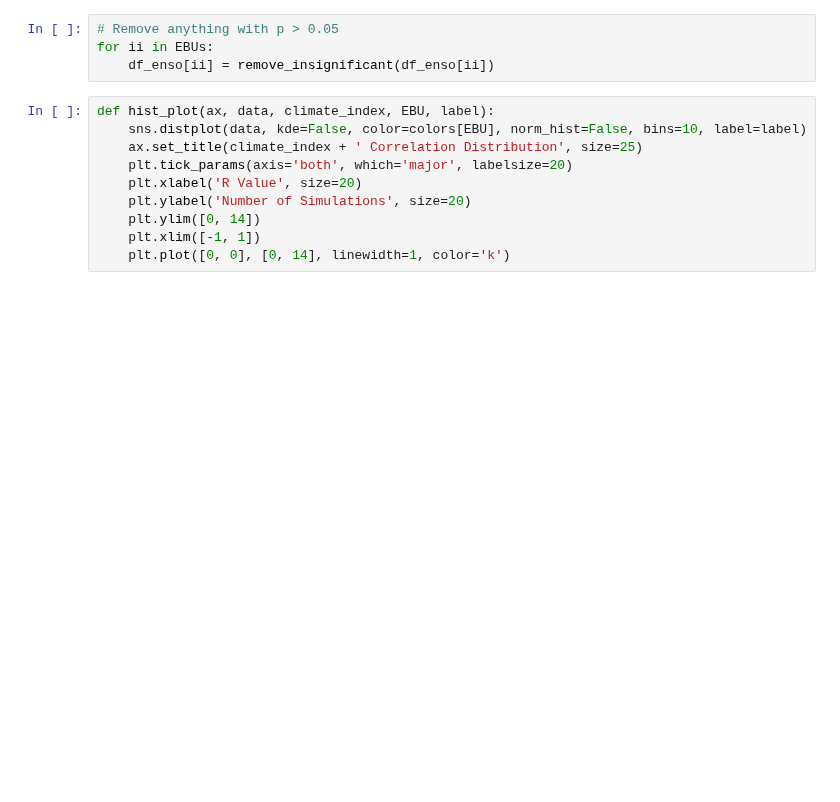
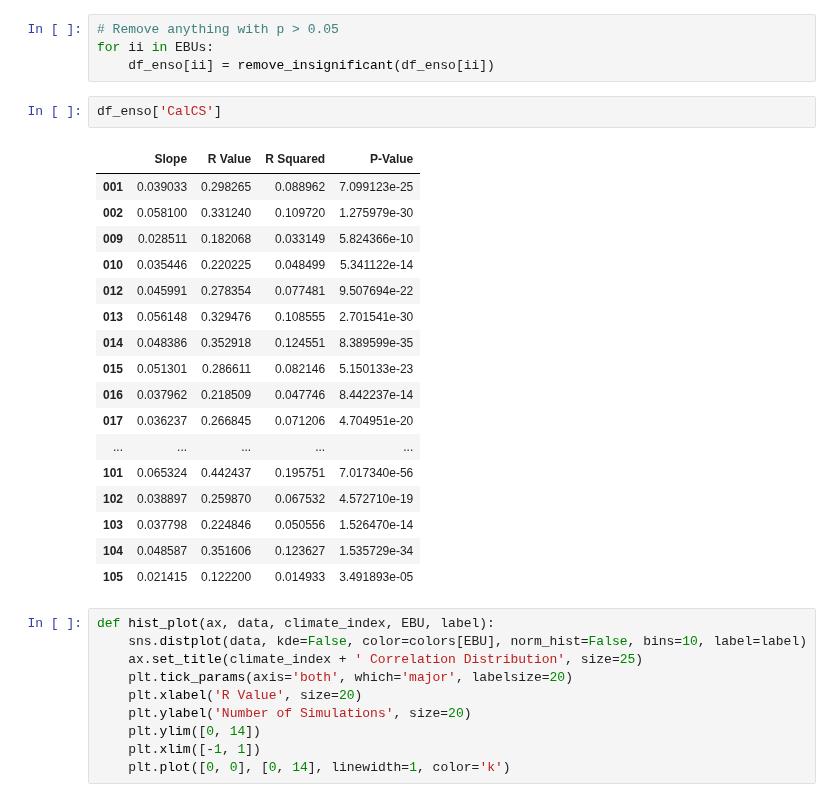
Before and after one commit to bradyrx/EBUS_BGC_Variability, a Jupyter notebook: notebooks/investigate-regression-output.ipynb, the cells around one changed output. Drawn from its saved outputs; the diff is of its cells as text; blank space fills up the shorter version.

```diff
--- a/notebooks/investigate-regression-output.ipynb
+++ b/notebooks/investigate-regression-output.ipynb
@@ -58,6 +58,26 @@ for idx in EBUs:
 # Remove anything with p > 0.05
 for ii in EBUs:
     df_enso[ii] = remove_insignificant(df_enso[ii])
+# %%
+df_enso['CalCS']
+# %% [output]
+|  | Slope | R Value | R Squared | P-Value |
+| 001 | 0.039033 | 0.298265 | 0.088962 | 7.099123e-25 |
+| 002 | 0.058100 | 0.331240 | 0.109720 | 1.275979e-30 |
+| 009 | 0.028511 | 0.182068 | 0.033149 | 5.824366e-10 |
+| 010 | 0.035446 | 0.220225 | 0.048499 | 5.341122e-14 |
+| 012 | 0.045991 | 0.278354 | 0.077481 | 9.507694e-22 |
+| 013 | 0.056148 | 0.329476 | 0.108555 | 2.701541e-30 |
+| 014 | 0.048386 | 0.352918 | 0.124551 | 8.389599e-35 |
+| 015 | 0.051301 | 0.286611 | 0.082146 | 5.150133e-23 |
+| 016 | 0.037962 | 0.218509 | 0.047746 | 8.442237e-14 |
+| 017 | 0.036237 | 0.266845 | 0.071206 | 4.704951e-20 |
+| ... | ... | ... | ... | ... |
+| 101 | 0.065324 | 0.442437 | 0.195751 | 7.017340e-56 |
+| 102 | 0.038897 | 0.259870 | 0.067532 | 4.572710e-19 |
+| 103 | 0.037798 | 0.224846 | 0.050556 | 1.526470e-14 |
+| 104 | 0.048587 | 0.351606 | 0.123627 | 1.535729e-34 |
+| 105 | 0.021415 | 0.122200 | 0.014933 | 3.491893e-05 |
 # %%
 def hist_plot(ax, data, climate_index, EBU, label):
     sns.distplot(data, kde=False, color=colors[EBU], norm_hist=False, bins=10, label=label)
```
Also changed, not shown: parts of 5 cells of this notebook, 7 other files.
